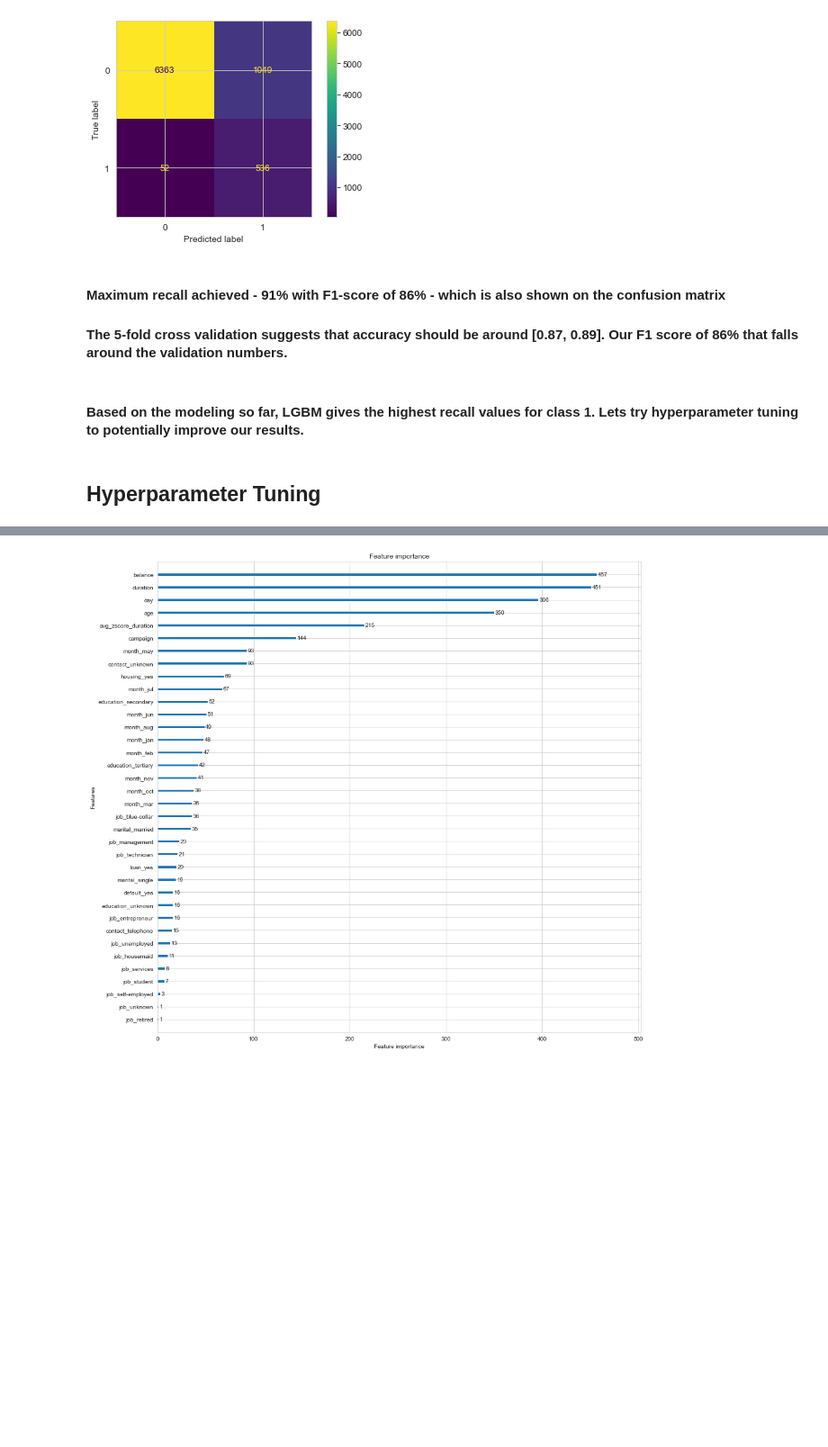
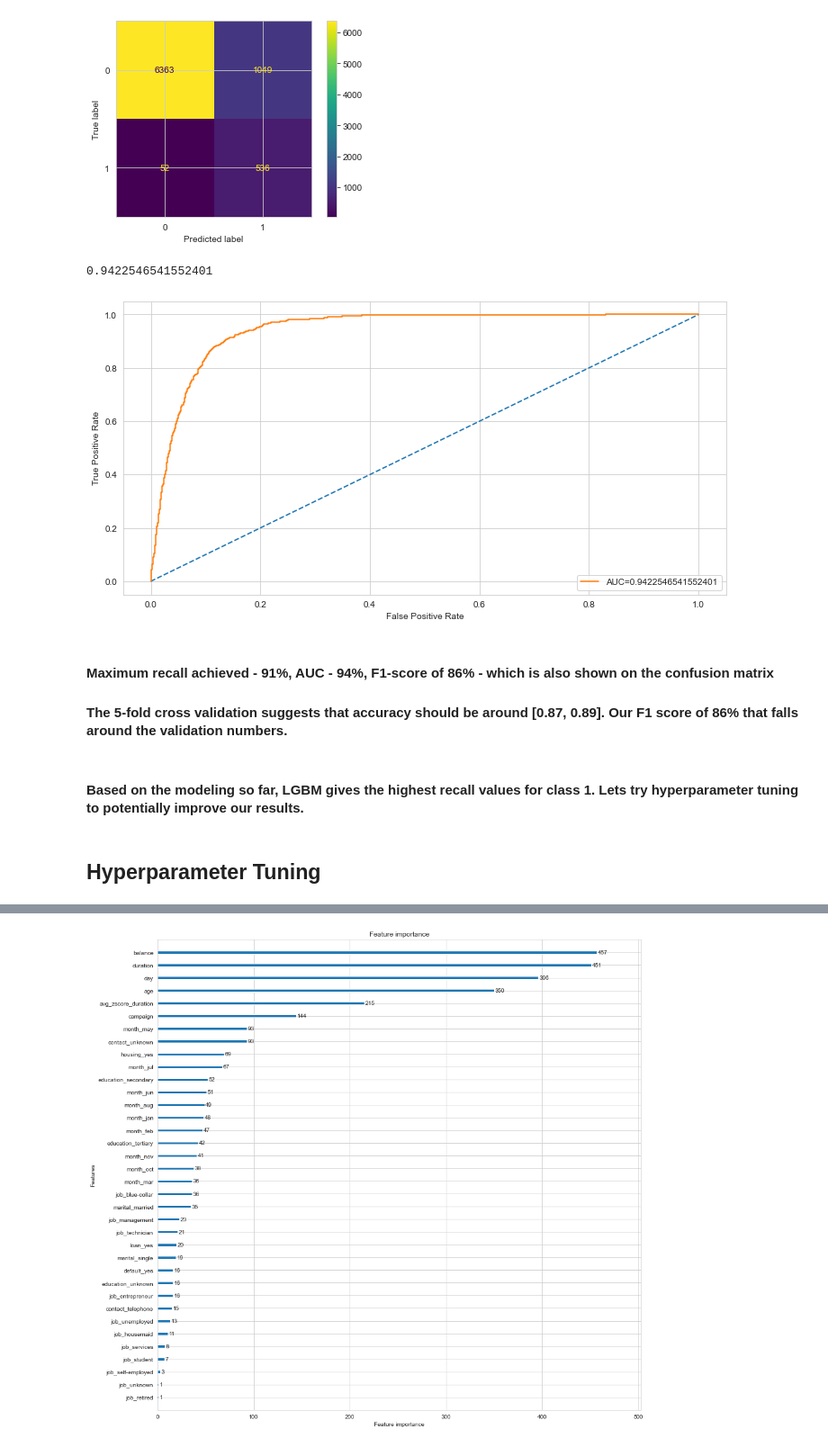
Before and after one commit to vidya2901/aUvqrX70jsiaP6fh, a Jupyter notebook: Term_Deposit_Marketing-rev1.ipynb, the cells around one changed output, grey strips where cells are left out. Shown: that part at 90% size. Cells and saved outputs as stored; diff of their text form; code cells hidden in the pictures; blank space fills up the shorter version.

```diff
--- a/Term_Deposit_Marketing-rev1.ipynb
+++ b/Term_Deposit_Marketing-rev1.ipynb
@@ -788,13 +829,36 @@ plot_confusion_matrix(lgbm, X_test, y_test)
 plt.show()
 # %% [output]
 [figure]
+# %%
+# predict probabilities
+y_prob_lgbm=lgbm.predict_proba(X_test)
+probs = y_prob_lgbm[:, 1]
+# %%
+auc = roc_auc_score(y_test, probs)
+print(auc)
+# %% [output]
+0.9422546541552401
+# %%
+# calculate roc curve
+fpr, tpr, thresholds = roc_curve(y_test, probs)
+# plot no skill
+plt.plot([0, 1], [0, 1], linestyle='--')
+# plot the roc curve for the model
+plt.plot(fpr,tpr,label="AUC="+str(auc))
+plt.ylabel('True Positive Rate')
+plt.xlabel('False Positive Rate')
+plt.legend(loc=4)
+# show the plot
+plt.show()
+# %% [output]
+[figure, added]
 # %% [markdown]
-#### Maximum recall achieved - 91% with F1-score of 86% - which is also shown on the confusion matrix
+#### Maximum recall achieved - 91%, AUC - 94%, F1-score of 86% - which is also shown on the confusion matrix
 #### The 5-fold cross validation suggests that accuracy should be around [0.87, 0.89]. Our F1 score of 86% that falls around the validation numbers.
-# %% [markdown]
-#### Based on the modeling so far, LGBM gives the highest recall values for class 1. Lets try hyperparameter tuning to potentially improve our results.
-# %% [markdown]
-## Hyperparameter Tuning
+# %% [markdown]
+#### Based on the modeling so far, LGBM gives the highest recall values for class 1. Lets try hyperparameter tuning to potentially improve our results.
+# %% [markdown]
+## Hyperparameter Tuning
 # %%
 gridParams = {
     'learning_rate': [0.02,0.04],
```
Also changed, not shown: parts of 27 cells of this notebook.
